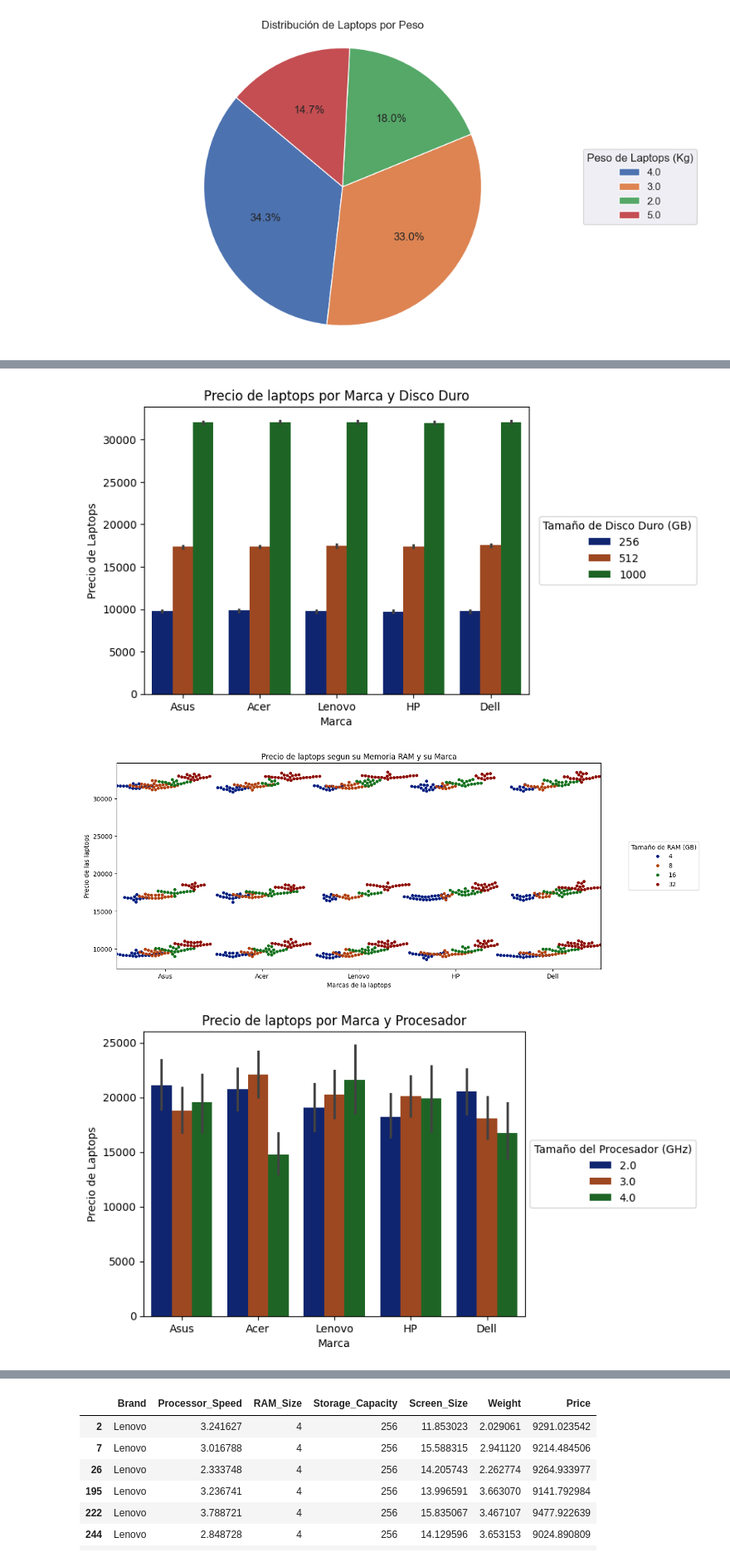
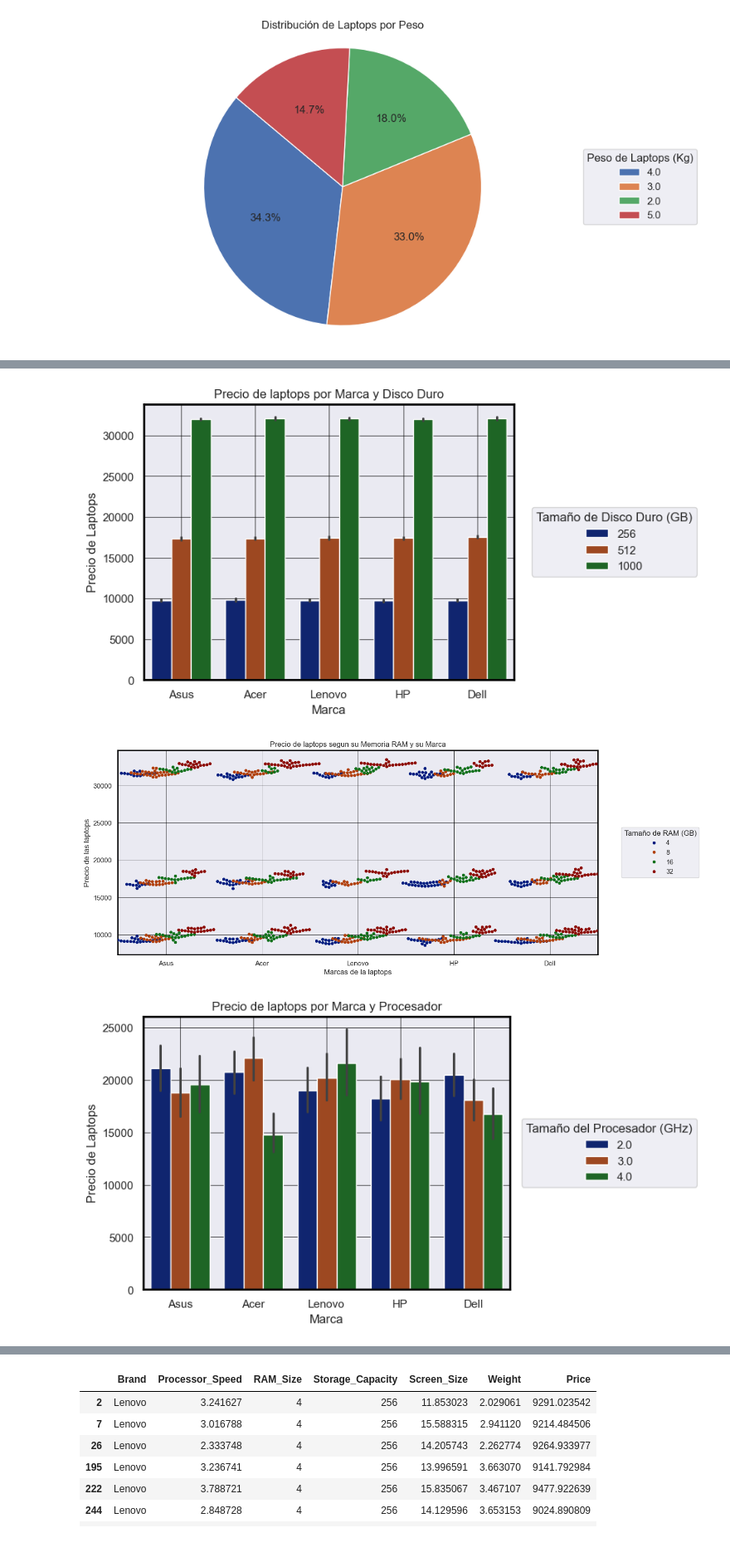
Before and after one commit to Isaac244/Proyecto_Machine_Learning, a Jupyter notebook: Proyecto-final.ipynb, the cells around one changed output, grey strips where cells are left out. Shown at 83% size. Cells and saved outputs as stored; diff of their text form; code cells hidden in the pictures.

```diff
--- a/Proyecto-final.ipynb
+++ b/Proyecto-final.ipynb
@@ -578,10 +630,23 @@ sns.barplot(data=data_nueva, x=data_nueva['Brand'], y=data_nueva['Price'], hue=d
 plt.xlabel('Marca')
 plt.ylabel('Precio de Laptops')
 plt.title('Precio de laptops por Marca y Disco Duro')
-plt.legend(title='Tamaño de Disco Duro (GB)',loc='center', bbox_to_anchor=(1.23,0.5))
+plt.legend(title='Tamaño de Disco Duro (GB)',loc='center', bbox_to_anchor=(1.27,0.5))
+plt.grid(True, linestyle='-', linewidth=0.5, color='black')
+plt.gca().spines['top'].set_visible(True)
+plt.gca().spines['top'].set_linewidth(2)
+plt.gca().spines['top'].set_color('black')
+plt.gca().spines['right'].set_visible(True)
+plt.gca().spines['right'].set_linewidth(2)
+plt.gca().spines['right'].set_color('black')
+plt.gca().spines['bottom'].set_visible(True)
+plt.gca().spines['bottom'].set_linewidth(2)
+plt.gca().spines['bottom'].set_color('black')
+plt.gca().spines['left'].set_visible(True)
+plt.gca().spines['left'].set_linewidth(2)
+plt.gca().spines['left'].set_color('black')
 plt.show()
 # %% [output]
-[figure, old version]
+[figure, new version]
 # %%
 #GRAFICA DE PRECIO DE LAPTOP POR MEMORIA RAM
 #sns.displot(data=data_nueva, x='Price',hue='RAM_Size', kind='kde', legend=True, palette='dark', fill=True,col='RAM_Size')
@@ -591,20 +656,46 @@ plt.title('Precio de laptops segun su Memoria RAM y su Marca')
 plt.xlabel('Marcas de la laptops')
 plt.ylabel('Precio de las laptops')
 plt.legend(title='Tamaño de RAM (GB)',loc='center', bbox_to_anchor=(1.13,0.5))
+plt.grid(True, linestyle='-', linewidth=0.5, color='black')
+plt.gca().spines['top'].set_visible(True)
+plt.gca().spines['top'].set_linewidth(2)
+plt.gca().spines['top'].set_color('black')
+plt.gca().spines['right'].set_visible(True)
+plt.gca().spines['right'].set_linewidth(2)
+plt.gca().spines['right'].set_color('black')
+plt.gca().spines['bottom'].set_visible(True)
+plt.gca().spines['bottom'].set_linewidth(2)
+plt.gca().spines['bottom'].set_color('black')
+plt.gca().spines['left'].set_visible(True)
+plt.gca().spines['left'].set_linewidth(2)
+plt.gca().spines['left'].set_color('black')
 plt.show()
 # %% [output]
-[figure, old version]
+[figure, new version]
 # %%
 #GRAFICA DE PRECIO DE LAPTOP POR PROCESADOR
 sns.barplot(data=data_nueva, x=data_nueva['Brand'], y=data_nueva['Price'], hue=data_nueva['Processor_Speed'].round(),
                 palette='dark')
 plt.xlabel('Marca')
 plt.ylabel('Precio de Laptops')
 plt.title('Precio de laptops por Marca y Procesador')
-plt.legend(title='Tamaño del Procesador (GHz)',loc='center', bbox_to_anchor=(1.23,0.5))
+plt.legend(title='Tamaño del Procesador (GHz)',loc='center', bbox_to_anchor=(1.27,0.5))
+plt.grid(True, linestyle='-', linewidth=0.5, color='black')
+plt.gca().spines['top'].set_visible(True)
+plt.gca().spines['top'].set_linewidth(2)
+plt.gca().spines['top'].set_color('black')
+plt.gca().spines['right'].set_visible(True)
+plt.gca().spines['right'].set_linewidth(2)
+plt.gca().spines['right'].set_color('black')
+plt.gca().spines['bottom'].set_visible(True)
+plt.gca().spines['bottom'].set_linewidth(2)
+plt.gca().spines['bottom'].set_color('black')
+plt.gca().spines['left'].set_visible(True)
+plt.gca().spines['left'].set_linewidth(2)
+plt.gca().spines['left'].set_color('black')
 plt.show()
 # %% [output]
-[figure, old version]
+[figure, new version]
 # %%
 #GRAFICA DE PRECIO DE LAPTOP POR TAMAÑO DE PANTALLA
 #GRAFICA DEl PRECIO DE LAPTOP POR MARCA Y DISCO DURO
```
Also changed, not shown: parts of 13 cells of this notebook, 15 other files.
